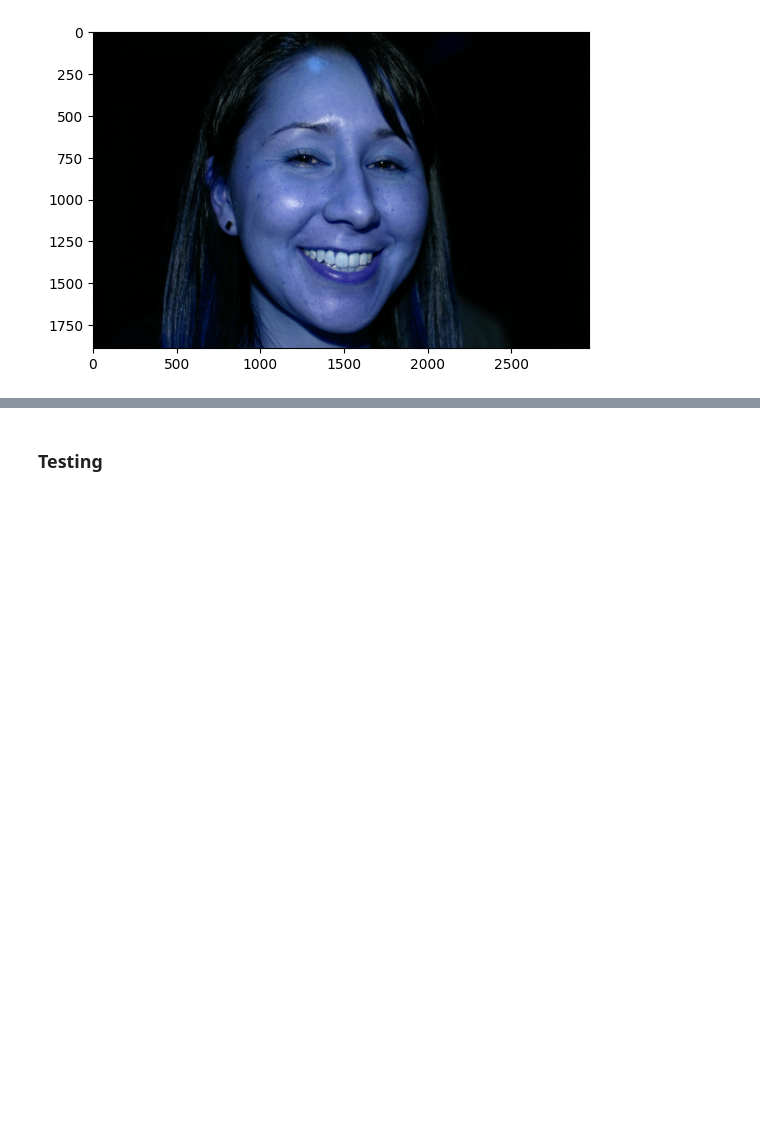
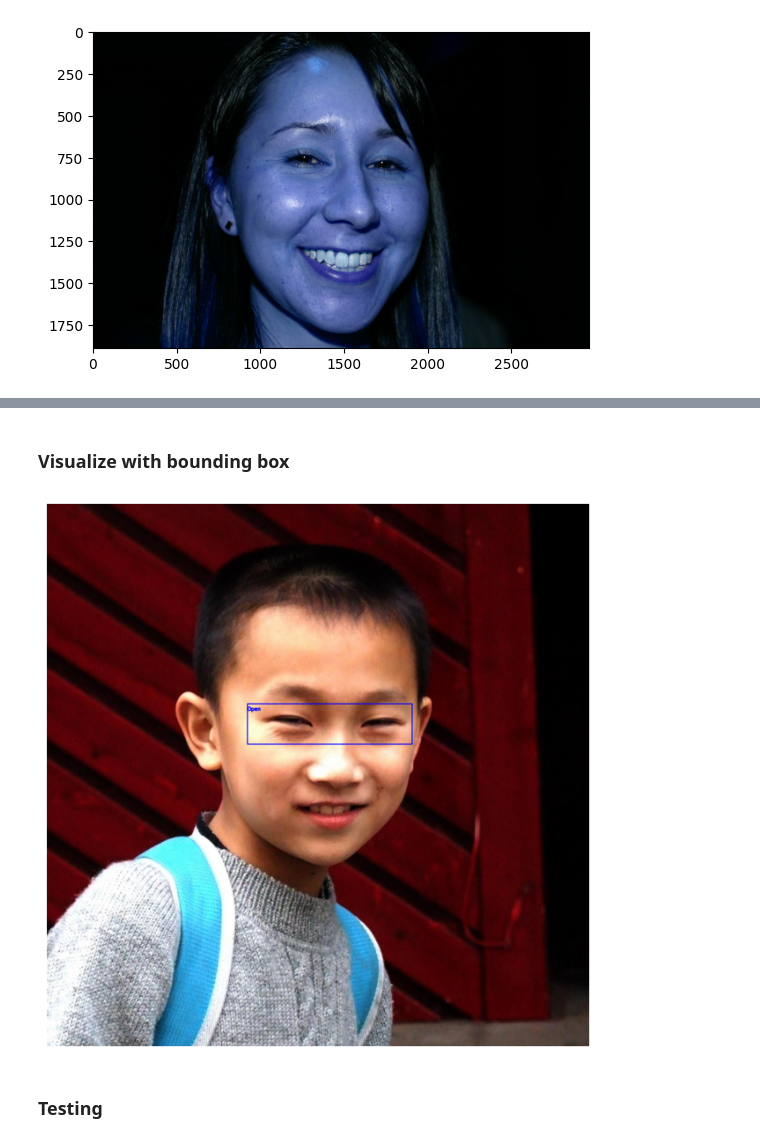
Before and after one commit to gurnisha-rehal/group3-blink-detector, a Jupyter notebook: blink_detector_training.ipynb, the cells around one changed output, grey strips where cells are left out. Cells and saved outputs as stored; diff of their text form; code cells hidden in the pictures; blank space fills up the shorter version.

Commit message:
Created text files for labels and started validation

```diff
--- a/blink_detector_training.ipynb
+++ b/blink_detector_training.ipynb
@@ -394,13 +349,0 @@ Missing images: 0
-# %%
-train_label_dir = os.path.join(label_dir, "train")
-
-sample_labels = sorted(os.listdir(train_label_dir))[:5]
-
-for filename in sample_labels:
-
-    label_path = os.path.join(train_label_dir, filename)
-
-    print("\n", filename)
-
-    with open(label_path, "r") as f:
-        print(f.read())
@@ -422,3 +579,69 @@ for filename in sample_labels:
+# %% [markdown]
+### Visualize with bounding box
+# %%
+
+# Visualizing an image from the training dataset with bounding boxes
+
+import cv2
+import matplotlib.pyplot as plt
+import glob
+
+# Select an image to visualize
+index = 10
+
+# Get image filename from training dataframe
+filename = train_df.iloc[index]['name']
+
+# Find the image file
+image_paths = (
+    glob.glob(os.path.join(source_dir, "train", filename + ".*")) +
+    glob.glob(os.path.join(source_dir, "train", "images", filename + ".*"))
+)
+
+if not image_paths:
+    raise FileNotFoundError(f"Could not find image: {filename}")
+
+image_path = image_paths[0]
+
+# Load image
+image = cv2.imread(image_path)
+
+# Get all annotations belonging to this image
+image_annotations = train_df[train_df['name'] == filename]
+
+# Draw bounding boxes and labels
+for _, row in image_annotations.iterrows():
+
+    cv2.rectangle(
+        image,
+        (int(row['xmin']), int(row['ymin'])),
+        (int(row['xmax']), int(row['ymax'])),
+        (255, 0, 0),
+        2
+    )
+
+    label = row['label']
+
+    cv2.putText(
+        image,
+        label,
+        (int(row['xmin']), int(row['ymin']) + 20),
+        cv2.FONT_HERSHEY_SIMPLEX,
+        0.5,
+        (255, 0, 0),
+        2
+    )
+
+# Convert BGR to RGB for Matplotlib
+image = cv2.cvtColor(image, cv2.COLOR_BGR2RGB)
+
+# Display image
+plt.figure(figsize=(10, 8))
+plt.imshow(image)
+plt.axis('off')
+plt.show()
+# %% [output]
+[figure, added]
 # %% [markdown]
 ### Testing
 # %%
```
Also changed, not shown: parts of 8 cells of this notebook.
